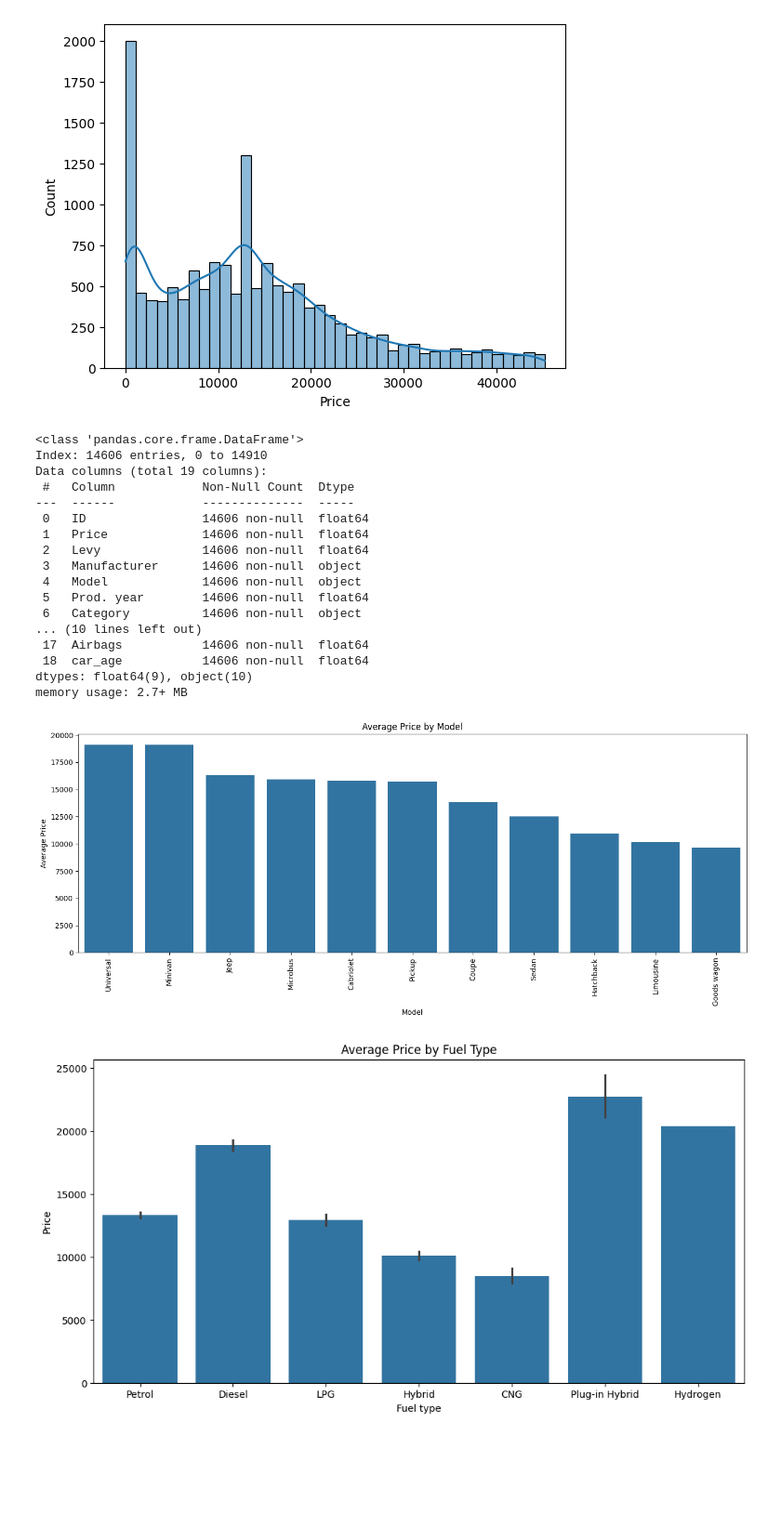
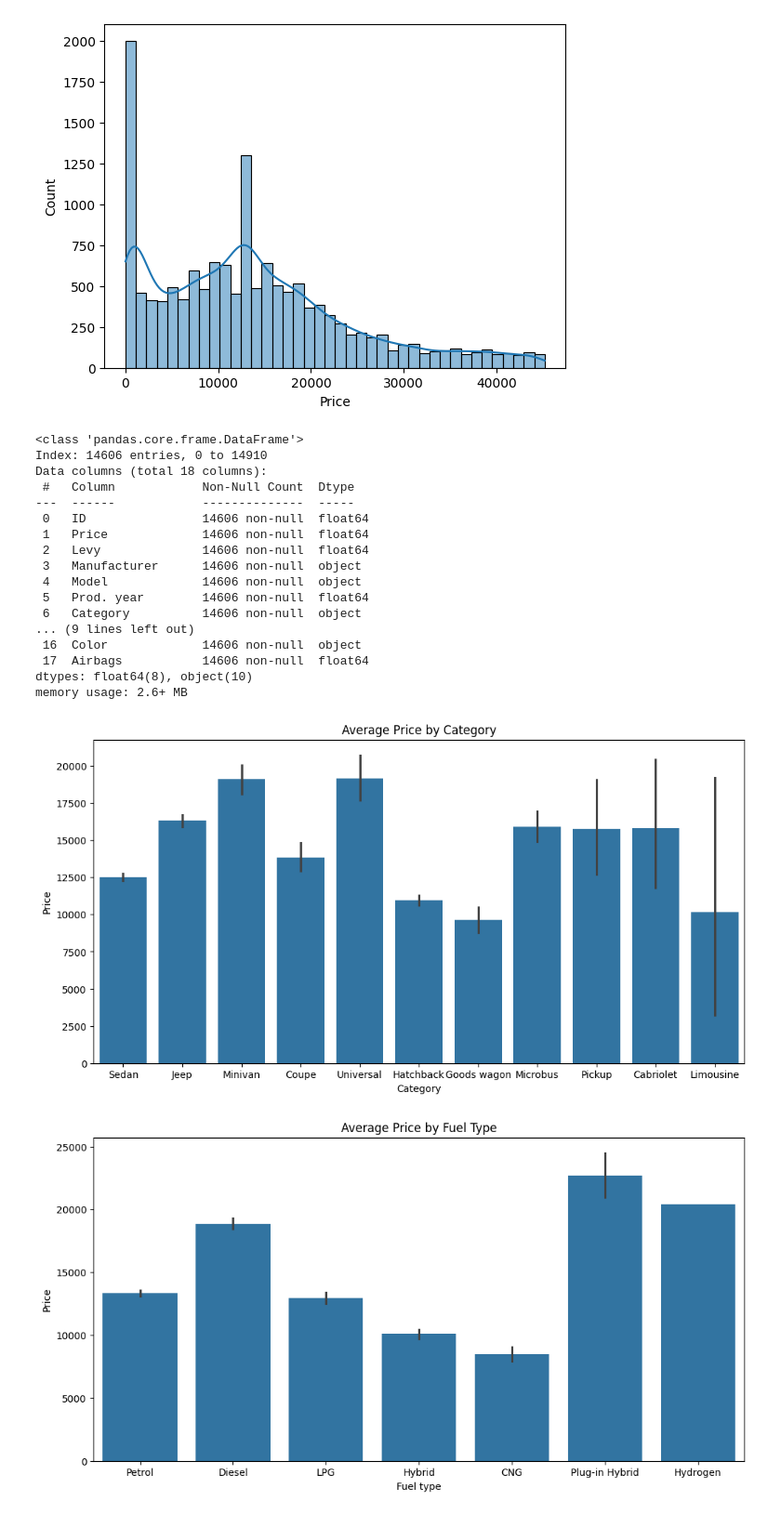
Before and after one commit to farahelmashad/Car_pred, a Jupyter notebook: Copy_of_CarpricePrediction.ipynb, the cells around one changed output. Shown at 93% size. Saved outputs shown, nothing was run; the diff lists cells and outputs as text; code cells hidden in the pictures; blank space fills up the shorter version.

```diff
--- a/Copy_of_CarpricePrediction.ipynb
+++ b/Copy_of_CarpricePrediction.ipynb
@@ -283,7 +297,7 @@ print(test_cleaned['Model'].isnull().sum())
 # %%
 train_cleaned['Fuel type'] = (
     train_cleaned.groupby('Manufacturer')['Fuel type']
-    .transform(lambda x: x.fillna(x.mode().iloc[0] if not x.mode().empty else x))
+    .transform(lambda x: x.fillna(x.mode().iloc[0] if not x.mode().empty else train_cleaned['Fuel type'].mode().iloc[0]))
 )
 # %%
 print(train_cleaned['Fuel type'].isnull().sum())
@@ -301,7 +315,7 @@ print(test_cleaned['Fuel type'].isnull().sum())
 # %%
 train_cleaned['Gear box type'] = (
     train_cleaned.groupby('Manufacturer')['Gear box type']
-    .transform(lambda x: x.fillna(x.mode().iloc[0] if not x.mode().empty else x))
+    .transform(lambda x: x.fillna(x.mode().iloc[0] if not x.mode().empty else train_cleaned['Gear box type'].mode().iloc[0]))
 )
 # %%
 print(train_cleaned['Gear box type'].isnull().sum())
@@ -1339,5 +1350,0 @@ memory usage: 2.6+ MB
-# %%
-from datetime import datetime
-current_year = datetime.now().year
-
-train_cleaned['car_age'] = current_year - train_cleaned['Prod. year']
@@ -1364,7 +1362,7 @@ plot_data.info()
 # %% [output]
 <class 'pandas.core.frame.DataFrame'>
 Index: 14606 entries, 0 to 14910
-Data columns (total 19 columns):
+Data columns (total 18 columns):
  #   Column            Non-Null Count  Dtype
 ---  ------            --------------  -----
  0   ID                14606 non-null  float64
@@ -1374,23 +1372,18 @@ Data columns (total 19 columns):
  4   Model             14606 non-null  object
  5   Prod. year        14606 non-null  float64
  6   Category          14606 non-null  object
-... (10 lines left out)
+... (9 lines left out)
+ 16  Color             14606 non-null  object
  17  Airbags           14606 non-null  float64
- 18  car_age           14606 non-null  float64
-dtypes: float64(9), object(10)
-memory usage: 2.7+ MB
+dtypes: float64(8), object(10)
+memory usage: 2.6+ MB
 # %%
-plt.figure(figsize=(14,6))
-avg_price_manufacturer = plot_data.groupby('Category')['Price'].mean().sort_values(ascending=False)
-sns.barplot(x=avg_price_manufacturer.index, y=avg_price_manufacturer.values)
-plt.xticks(rotation=90)
-plt.title('Average Price by Model')
-plt.ylabel('Average Price')
-plt.xlabel('Model')
-plt.tight_layout()
+plt.figure(figsize=(12, 6))
+sns.barplot(data=plot_data, x='Category', y='Price', estimator='mean')
+plt.title('Average Price by Category')
 plt.show()
 # %% [output]
-[figure, old version]
+[figure, new version]
 # %%
 plt.figure(figsize=(12, 6))
 sns.barplot(data=plot_data, x='Fuel type', y='Price', estimator='mean')
```
Also changed, not shown: parts of 57 cells of this notebook.
